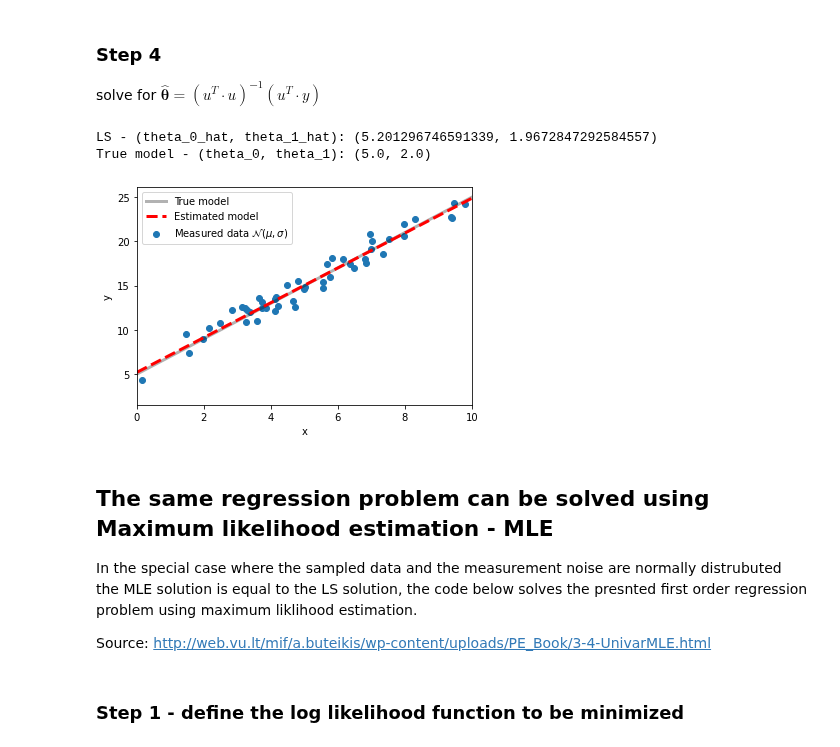
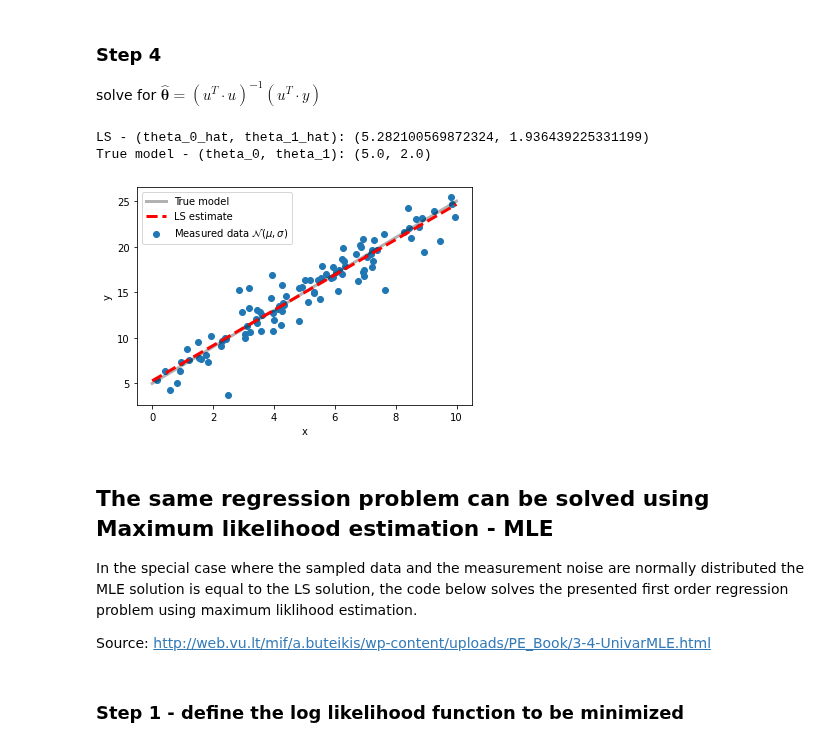
Before and after one commit to fredralm/TTK4260, a Jupyter notebook: 2021/L1/LS_draft.ipynb, the cells around one changed output. Drawn from its saved outputs; the diff is of its cells as text; code cells hidden in the pictures.

Commit message:
Added choice of pdfs, hyperparams, plots, and misc

```diff
--- a/2021/L1/LS_draft.ipynb
+++ b/2021/L1/LS_draft.ipynb
@@ -45,0 +78,28 @@ plt.ylabel("y");
+# %%
+#u = np.sort(np.random.normal(5,2,N))
+u = np.sort(np.random.uniform(0,10,N))
+y_true = y_model(u)
+# %%
+from scipy.stats import norm, laplace
+if dist == "laplace":
+    #pdf = laplace_pdf
+    pdf = laplace.pdf
+    noise = magnitude * np.random.laplace(loc, scale, N)
+elif dist == "gauss":
+    #pdf = gauss_pdf
+    pdf = norm.pdf
+    noise = magnitude * np.random.normal(loc, scale, N)
+else:
+    raise Exception("Distribution not implemented, choose \"laplace\" or \"gauss\"")
+
+# Add noise to the model
+y = y_true + noise
+
+# Plot measured data
+plt.scatter(u, y, label=r"Measured data")
+u0 = np.linspace(0, 10, 500)
+plt.plot(u0, y_model(u0), "k", alpha=0.3, lw=3, label="True model")
+#plt.xlim(0, 10)
+plt.legend()
+plt.xlabel("x")
+plt.ylabel("y");
@@ -96,24 +160,28 @@ solve for $\hat{\mathbf{\theta}} = (u^T\cdot u)^{-1}(u^T\cdot y)$
 # %%
 theta_hat = np.dot(u_transpose_dot_u_inv,u_transpose_dot_y)
 print(f"LS - (theta_0_hat, theta_1_hat): {theta_hat[0], theta_hat[1]}")
 print(f"True model - (theta_0, theta_1): {theta_0, theta_1}")
 
+# Recreate model based on LS estimate:
+LS_estimate = lambda x : theta_hat[1] * x + theta_hat[0]
+
+# Plot true vs. estimated model
 plt.scatter(u, y, label=r"Measured data $\mathcal{N}(\mu, \sigma)$")
 u0 = np.linspace(0, 10, 500)
-plt.plot(u0, theta_1 * u0 + theta_0, "k", alpha=0.3, lw=3, label="True model")
-plt.plot(u0, theta_hat[1] * u0 + theta_hat[0], "r--",  lw=3, label="Estimated model")
-plt.xlim(0, 10)
+plt.plot(u0, y_model(u0), "k", alpha=0.3, lw=3, label="True model")
+plt.plot(u0, LS_estimate(u0), "r--",  lw=3, label="LS estimate")
+#plt.xlim(0, 10)
 plt.legend()
 plt.xlabel("x")
 plt.ylabel("y");
 # %% [output]
-LS - (theta_0_hat, theta_1_hat): (5.201296746591339, 1.9672847292584557)
+LS - (theta_0_hat, theta_1_hat): (5.282100569872324, 1.936439225331199)
 True model - (theta_0, theta_1): (5.0, 2.0)
-[figure, old version]
+[figure, new version]
 # %% [markdown]
 ## The same regression problem can be solved using Maximum likelihood estimation - MLE
-In the special case where the sampled data and the measurement noise are normally distrubuted
-the MLE solution is equal to the LS solution, the code below solves the presnted first order regression problem using maximum liklihood estimation.
+In the special case where the sampled data and the measurement noise are normally distributed
+the MLE solution is equal to the LS solution, the code below solves the presented first order regression problem using maximum liklihood estimation.
 
 Source: http://web.vu.lt/mif/a.buteikis/wp-content/uploads/PE_Book/3-4-UnivarMLE.html
 # %% [markdown]
```
Also changed, not shown: parts of 18 cells of this notebook.
